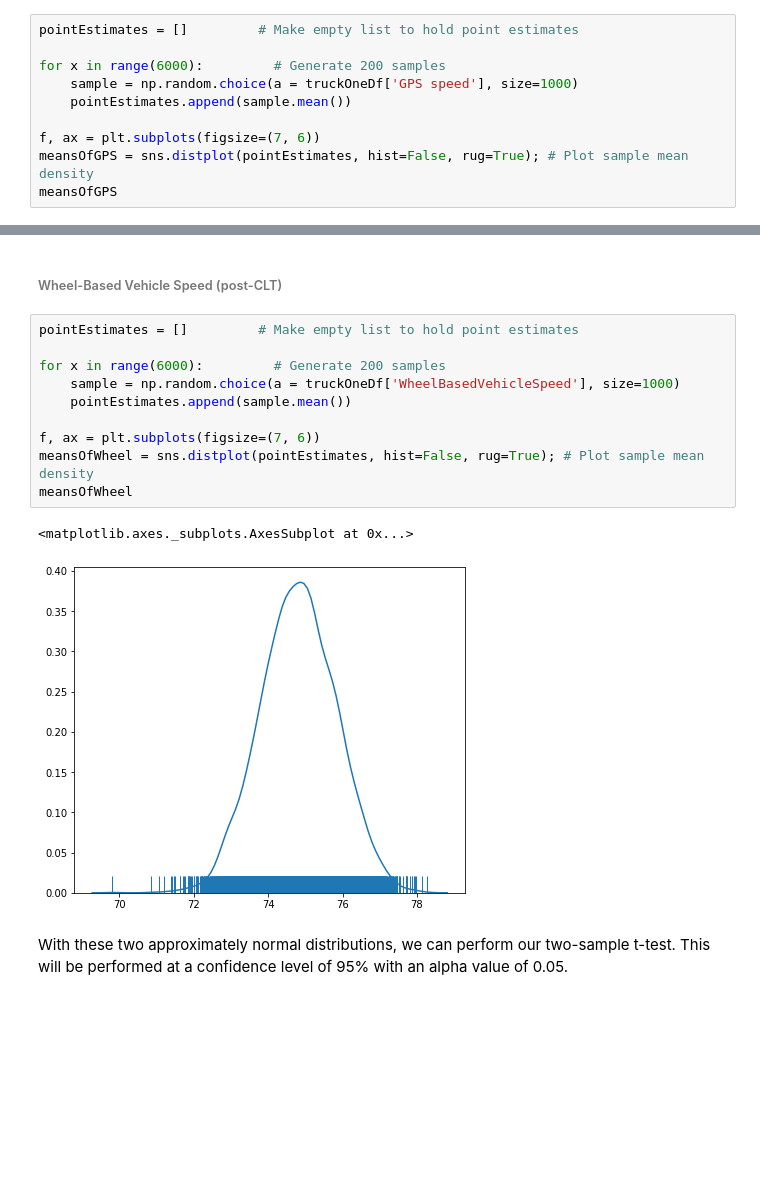
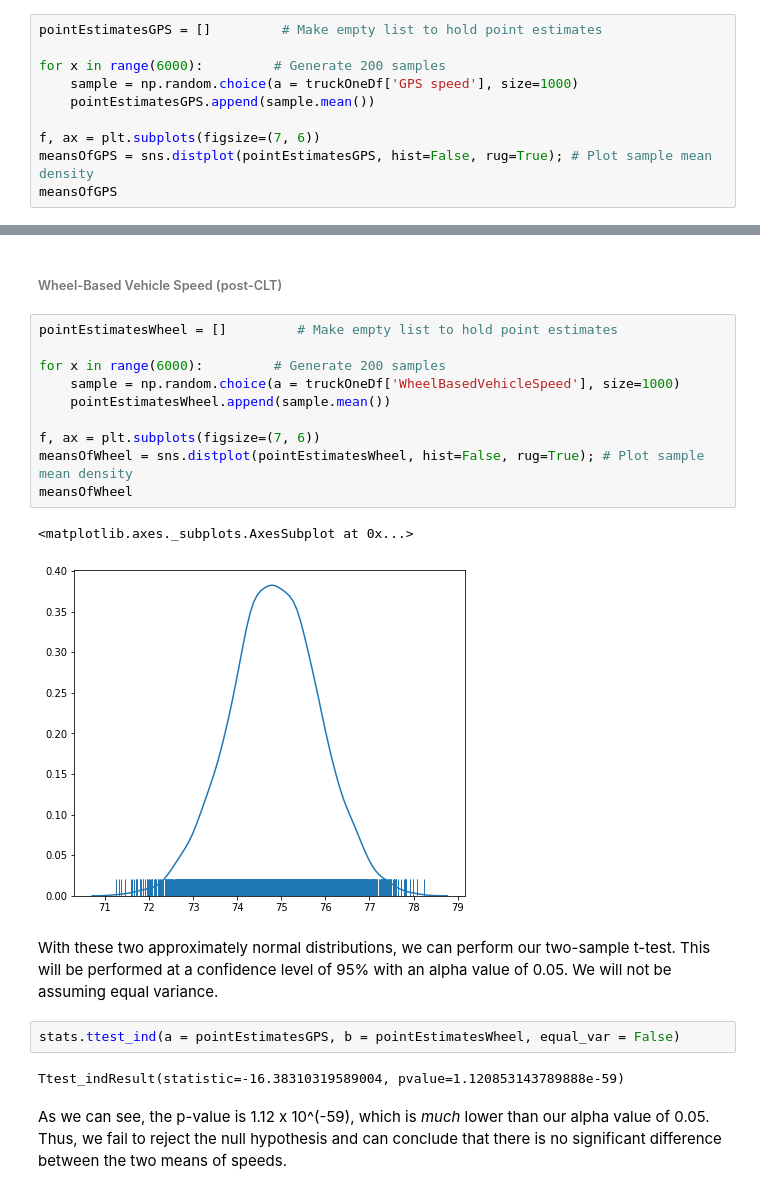
Before and after one commit to UNCG-CSE/Volvo_Truck_Analytics, a Jupyter notebook: src/Truck1GpsVsWheelBased.ipynb, the cells around one changed output, grey strips where cells are left out. Drawn from its saved outputs; the diff is of its cells as text; blank space fills up the shorter version.

Commit message:
Added 2-sample t-test for the difference between GPS Speed and WheelBasedVehicleSpeed.

```diff
--- a/src/Truck1GpsVsWheelBased.ipynb
+++ b/src/Truck1GpsVsWheelBased.ipynb
@@ -156,14 +157,14 @@ Since there are two samples, we can perform a two-sample t-test with resulting n
 # %% [markdown]
 ###### GPS Speed (post-CLT)
 # %%
-pointEstimates = []         # Make empty list to hold point estimates
+pointEstimatesGPS = []         # Make empty list to hold point estimates
 
 for x in range(6000):         # Generate 200 samples
     sample = np.random.choice(a = truckOneDf['GPS speed'], size=1000)
-    pointEstimates.append(sample.mean())
+    pointEstimatesGPS.append(sample.mean())
 
 f, ax = plt.subplots(figsize=(7, 6))
-meansOfGPS = sns.distplot(pointEstimates, hist=False, rug=True); # Plot sample mean density
+meansOfGPS = sns.distplot(pointEstimatesGPS, hist=False, rug=True); # Plot sample mean density
 meansOfGPS
 # %% [output]
 <matplotlib.axes._subplots.AxesSubplot at 0x...>
@@ -171,17 +172,23 @@ meansOfGPS
 # %% [markdown]
 ###### Wheel-Based Vehicle Speed (post-CLT)
 # %%
-pointEstimates = []         # Make empty list to hold point estimates
+pointEstimatesWheel = []         # Make empty list to hold point estimates
 
 for x in range(6000):         # Generate 200 samples
     sample = np.random.choice(a = truckOneDf['WheelBasedVehicleSpeed'], size=1000)
-    pointEstimates.append(sample.mean())
+    pointEstimatesWheel.append(sample.mean())
 
 f, ax = plt.subplots(figsize=(7, 6))
-meansOfWheel = sns.distplot(pointEstimates, hist=False, rug=True); # Plot sample mean density
+meansOfWheel = sns.distplot(pointEstimatesWheel, hist=False, rug=True); # Plot sample mean density
 meansOfWheel
 # %% [output]
 <matplotlib.axes._subplots.AxesSubplot at 0x...>
-[figure, old version]
+[figure, new version]
 # %% [markdown]
-With these two approximately normal distributions, we can perform our two-sample t-test. This will be performed at a confidence level of 95% with an alpha value of 0.05.
+With these two approximately normal distributions, we can perform our two-sample t-test. This will be performed at a confidence level of 95% with an alpha value of 0.05. We will not be assuming equal variance.
+# %%
+stats.ttest_ind(a = pointEstimatesGPS, b = pointEstimatesWheel, equal_var = False)
+# %% [output]
+Ttest_indResult(statistic=-16.38310319589004, pvalue=1.120853143789888e-59)
+# %% [markdown]
+As we can see, the p-value is 1.12 x 10^(-59), which is _much_ lower than our alpha value of 0.05. Thus, we fail to reject the null hypothesis and can conclude that there is no significant difference between the two means of speeds.
```
Also changed, not shown: parts of 2 cells of this notebook.
